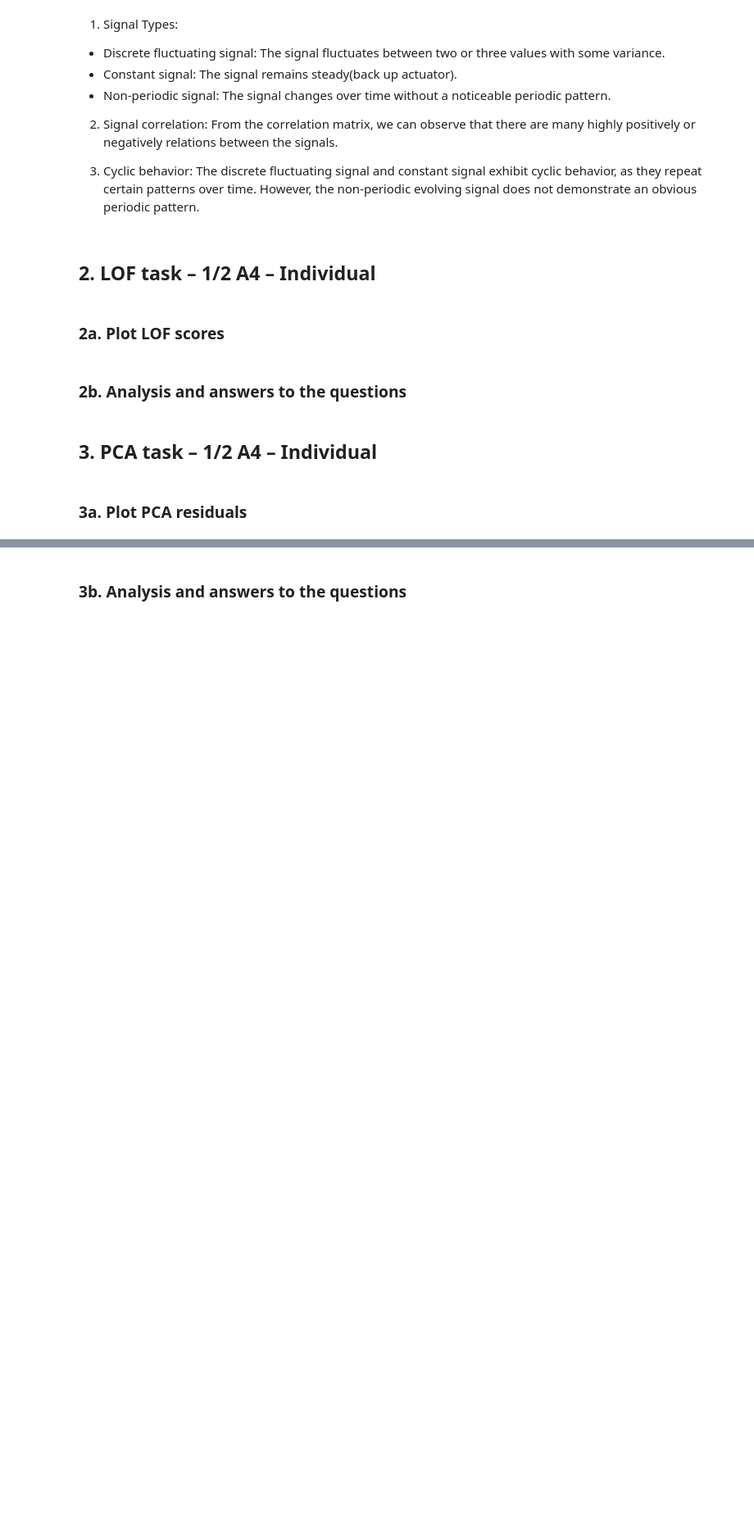
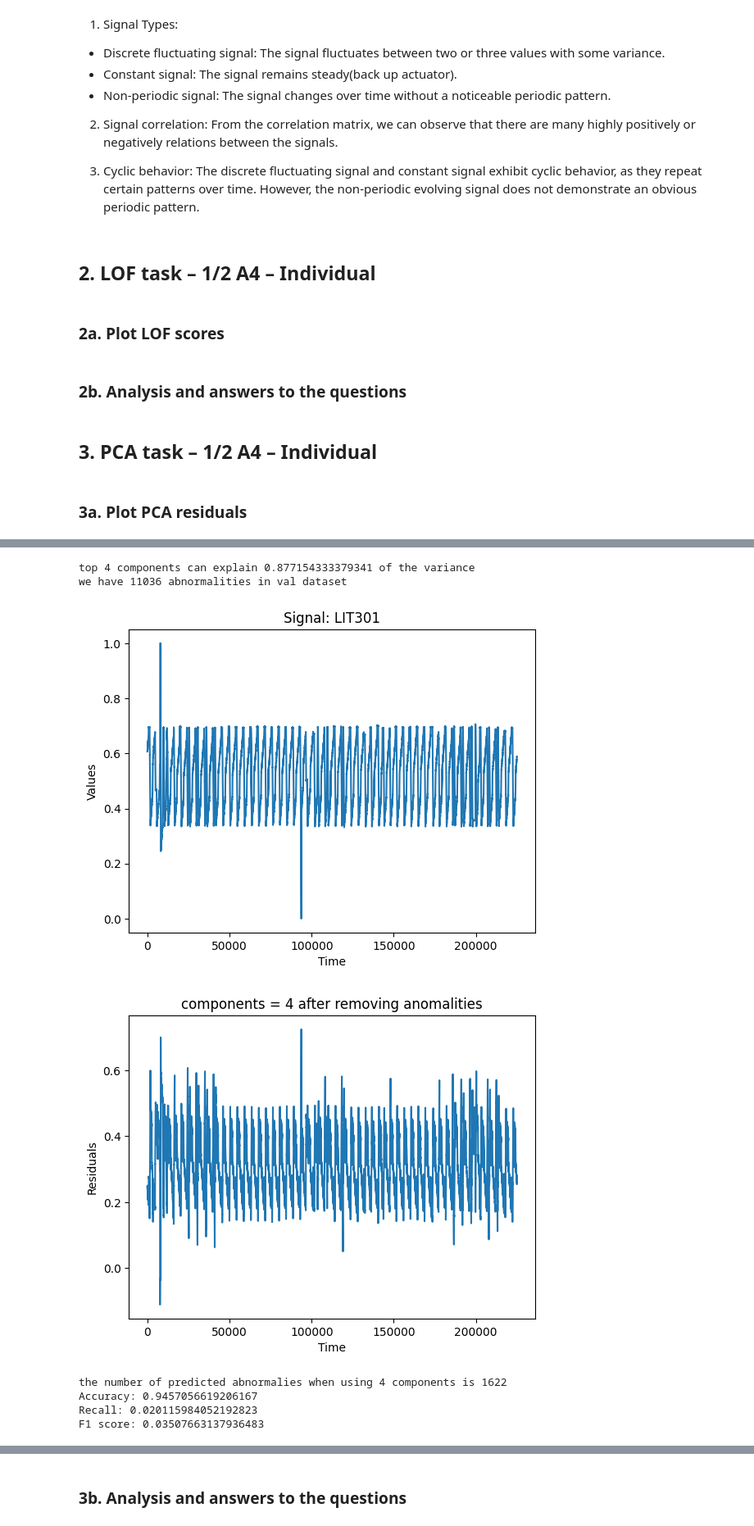
Before and after one commit to BigLob/CDA, a Jupyter notebook: Lab2.ipynb, the cells around one changed output, grey strips where cells are left out. Shown at 82% size. Drawn from its saved outputs; the diff is of its cells as text; code cells hidden in the pictures; blank space fills up the shorter version.

```diff
--- a/Lab2.ipynb
+++ b/Lab2.ipynb
@@ -183,0 +279,66 @@ plt.show()
+# %%
+# re-train the pca model
+num = 4
+pca = PCA(n_components=num, random_state=2)
+df_pca = pd.DataFrame(pca.fit_transform(abnormal_removed), index=abnormal_removed.index)
+df_restored = pd.DataFrame(pca.inverse_transform(df_pca), index=df_pca.index, columns=abnormal_removed.columns)
+print("top {} components can explain {} of the variance".format(len(pca.explained_variance_ratio_),sum(pca.explained_variance_ratio_)))
+
+# read val data and normalize nad plot
+val_data = pd.read_csv("val_data.csv")
+labels = val_data['Label']
+print("we have {} abnormalities in val dataset".format(len(labels[labels==1])))
+val_data = val_data.drop(['Label','Id','Timestamp'], axis = 1)
+
+scaler = MinMaxScaler()
+normalized_val = scaler.fit_transform(val_data)
+normalized_val = pd.DataFrame(normalized_val, columns=val_data.columns)
+
+plt.plot(range(len(normalized_val[signal])), normalized_val[signal].values)
+plt.xlabel('Time')
+plt.ylabel('Values')
+plt.title("Signal: {}".format(signal))
+plt.show()
+
+# #     univariate
+# residuals = df_restored[signal] - abnormal_removed[signal]
+# #     multivariate
+# #     residuals = np.sqrt(np.sum((df_restored - normalized_df)**2, axis=1))
+
+
+# predict the validate data
+df_pca = pd.DataFrame(pca.transform(normalized_val), index=normalized_val.index)
+df_restored = pd.DataFrame(pca.inverse_transform(df_pca), index=df_pca.index, columns=normalized_val.columns)
+
+residuals = df_restored[signal] - normalized_val[signal]
+plt.plot(range(len(residuals)), residuals)
+plt.xlabel('Time')
+plt.ylabel('Residuals')
+plt.title("components = {} after removing anomalities".format(num))
+plt.show()
+
+count = len(residuals[abs(residuals) > threshold])
+print("the number of predicted abnormalies when using {} components is {}".format(num,count))
+
+residuals[abs(residuals) > threshold] = 1
+residuals[abs(residuals) <= threshold] = 0
+
+
+# Calculate the F1 score, accuracy and recall
+f1 = f1_score(labels, residuals)
+accuracy = accuracy_score(labels, residuals)
+recall = recall_score(labels, residuals)
+
+# Print the accuracy and recall scores
+print("Accuracy:", accuracy)
+print("Recall:", recall)
+print("F1 score:", f1)
+# %% [output]
+top 4 components can explain 0.877154333379341 of the variance
+we have 11036 abnormalities in val dataset
+[figure, added]
+[figure, added]
+the number of predicted abnormalies when using 4 components is 1622
+Accuracy: 0.9457056619206167
+Recall: 0.020115984052192823
+F1 score: 0.03507663137936483
```
Also changed, not shown: parts of 29 cells of this notebook.
